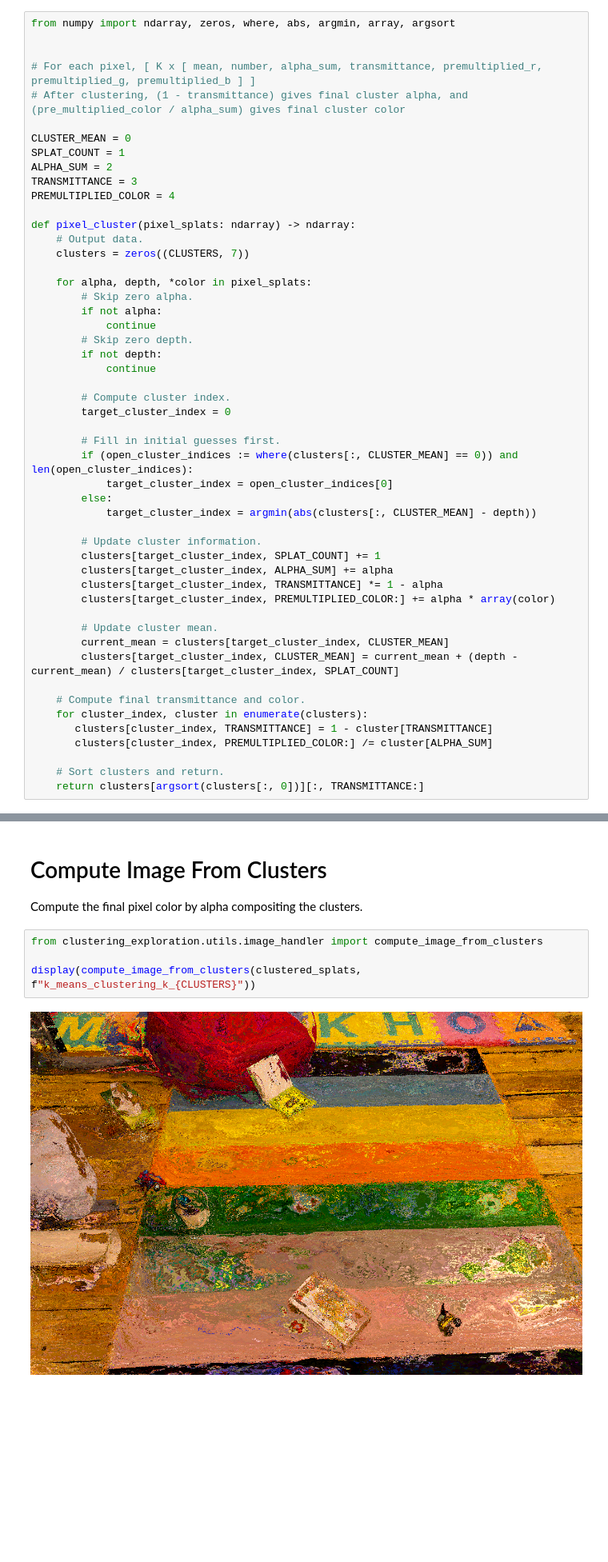
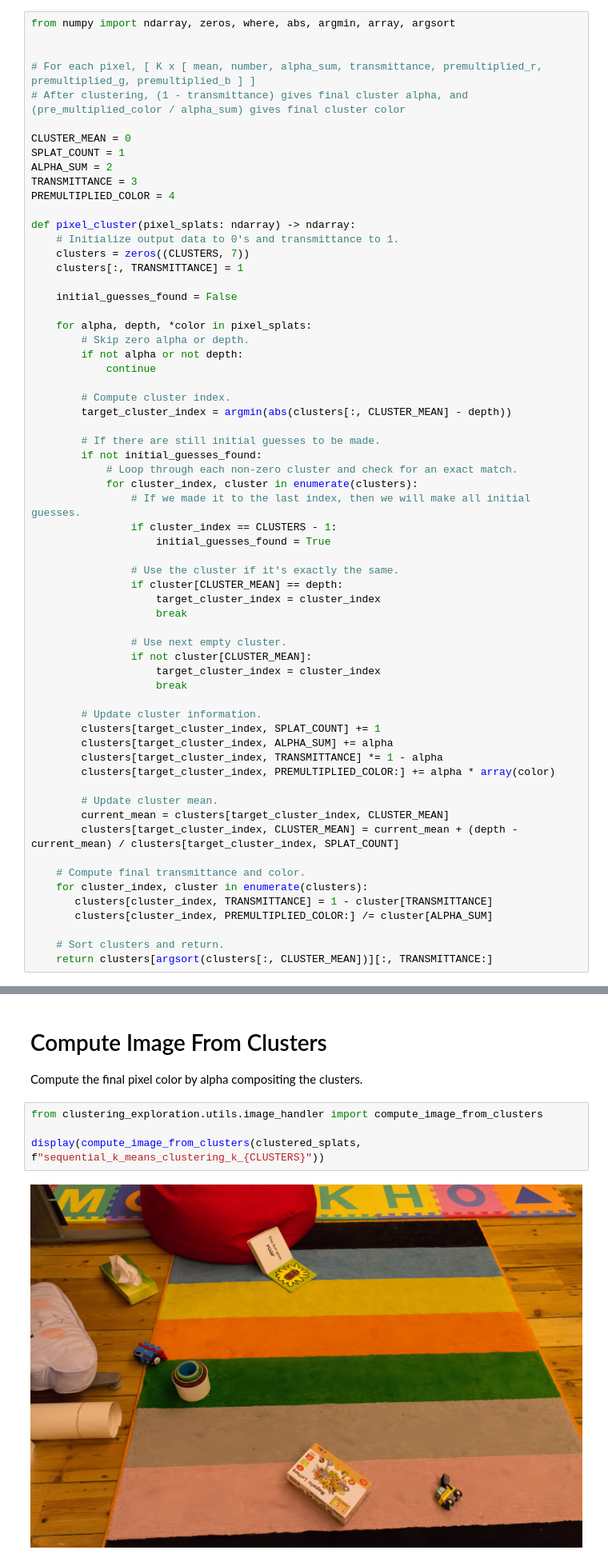
Before and after one commit to PLSE-Splats/clustering-exploration, a Jupyter notebook: src/clustering_exploration/sequential_k_means_clustering.ipynb, the cells around one changed output, grey strips where cells are left out. Shown at 80% size. Cells and saved outputs as stored; diff of their text form; blank space fills up the shorter version.

```diff
--- a/src/clustering_exploration/sequential_k_means_clustering.ipynb
+++ b/src/clustering_exploration/sequential_k_means_clustering.ipynb
@@ -31,25 +31,37 @@ TRANSMITTANCE = 3
 PREMULTIPLIED_COLOR = 4
 
 def pixel_cluster(pixel_splats: ndarray) -> ndarray:
-    # Output data.
+    # Initialize output data to 0's and transmittance to 1.
     clusters = zeros((CLUSTERS, 7))
+    clusters[:, TRANSMITTANCE] = 1
+
+    initial_guesses_found = False
 
     for alpha, depth, *color in pixel_splats:
-        # Skip zero alpha.
-        if not alpha:
-            continue
-        # Skip zero depth.
-        if not depth:
+        # Skip zero alpha or depth.
+        if not alpha or not depth:
             continue
 
         # Compute cluster index.
-        target_cluster_index = 0
+        target_cluster_index = argmin(abs(clusters[:, CLUSTER_MEAN] - depth))
 
-        # Fill in initial guesses first.
-        if (open_cluster_indices := where(clusters[:, CLUSTER_MEAN] == 0)) and len(open_cluster_indices):
-            target_cluster_index = open_cluster_indices[0]
-        else:
-            target_cluster_index = argmin(abs(clusters[:, CLUSTER_MEAN] - depth))
+        # If there are still initial guesses to be made.
+        if not initial_guesses_found:
+            # Loop through each non-zero cluster and check for an exact match.
+            for cluster_index, cluster in enumerate(clusters):
+                # If we made it to the last index, then we will make all initial guesses.
+                if cluster_index == CLUSTERS - 1:
+                    initial_guesses_found = True
+
+                # Use the cluster if it's exactly the same.
+                if cluster[CLUSTER_MEAN] == depth:
+                    target_cluster_index = cluster_index
+                    break
+
+                # Use next empty cluster.
+                if not cluster[CLUSTER_MEAN]:
+                    target_cluster_index = cluster_index
+                    break
 
         # Update cluster information.
         clusters[target_cluster_index, SPLAT_COUNT] += 1
@@ -67,7 +79,7 @@ def pixel_cluster(pixel_splats: ndarray) -> ndarray:
        clusters[cluster_index, PREMULTIPLIED_COLOR:] /= cluster[ALPHA_SUM]
 
     # Sort clusters and return.
-    return clusters[argsort(clusters[:, 0])][:, TRANSMITTANCE:]
+    return clusters[argsort(clusters[:, CLUSTER_MEAN])][:, TRANSMITTANCE:]
 # %%
 from joblib import Parallel, delayed
 from tqdm.auto import tqdm
@@ -78,6 +91,6 @@ Compute the final pixel color by alpha compositing the clusters.
 # %%
 from clustering_exploration.utils.image_handler import compute_image_from_clusters
 
-display(compute_image_from_clusters(clustered_splats, f"k_means_clustering_k_{CLUSTERS}"))
+display(compute_image_from_clusters(clustered_splats, f"sequential_k_means_clustering_k_{CLUSTERS}"))
 # %% [output]
-[figure, old version]
+[figure, new version]
```
Also changed, not shown: parts of 1 cell of this notebook.
